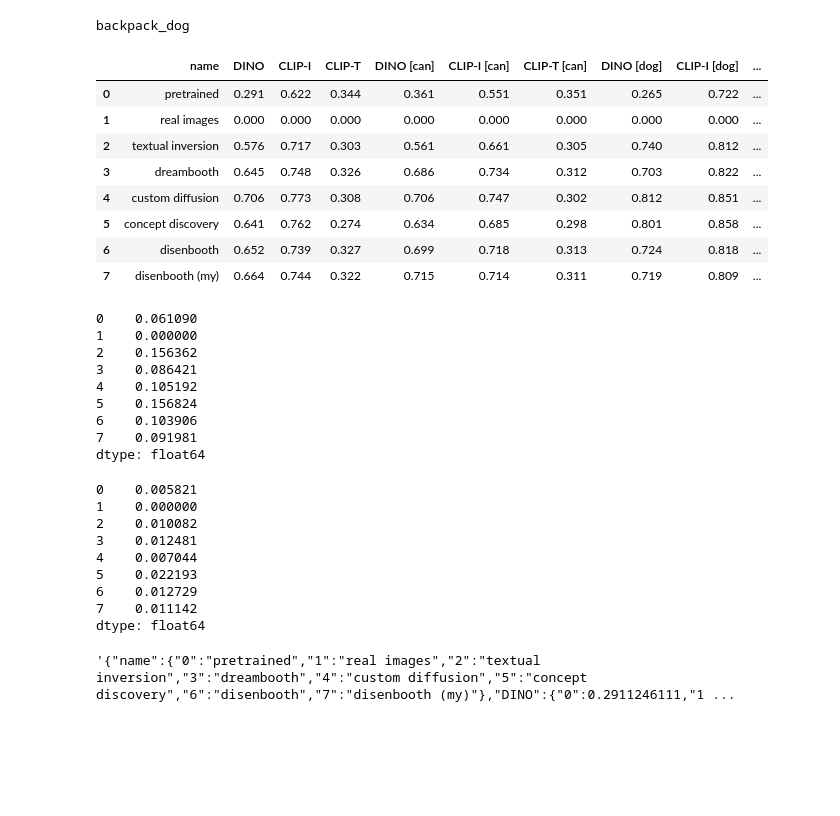
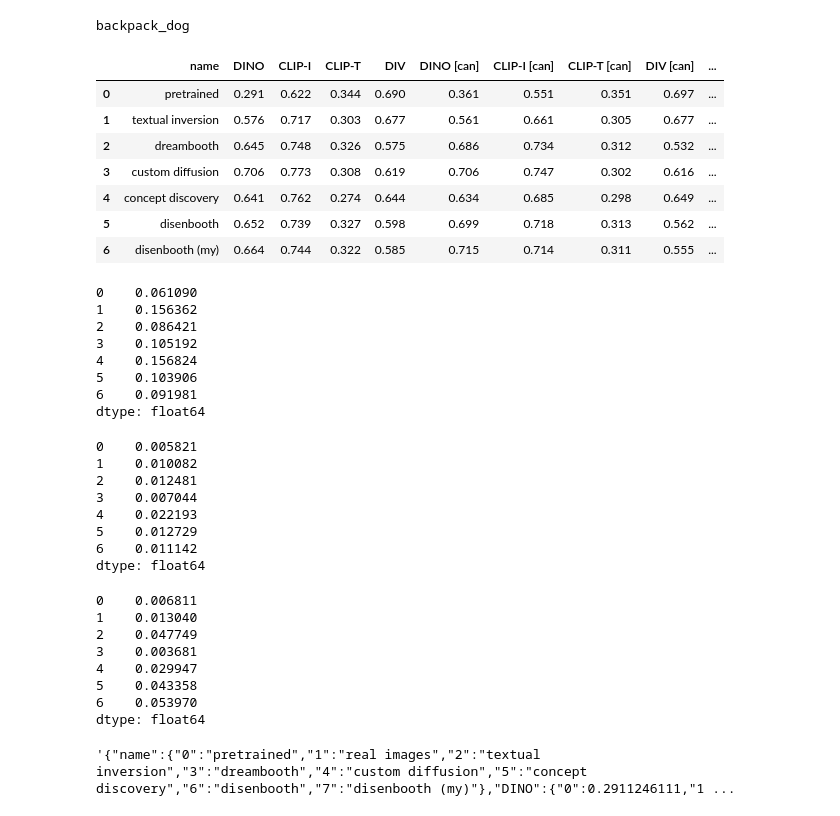
Before and after one commit to AIshutin/subject-driven-gen-eval, a Jupyter notebook: metrics_visualization.ipynb, the cells around one changed output. Saved outputs shown, nothing was run; the diff lists cells and outputs as text; code cells hidden in the pictures; blank space fills up the shorter version.

```diff
--- a/metrics_visualization.ipynb
+++ b/metrics_visualization.ipynb
@@ -63,83 +53,109 @@ backpack_dog
 # %%
+import pandas as pd
+import json
+
 # name
 entities = ('can', 'dog', 'backpack_dog')
 
-metrics = ["DINO", "CLIP-I", "CLIP-T"]
+metrics = ["DINO", "CLIP-I", "CLIP-T", "DIV"]
 
 columns = ['name'] + metrics
 
 table = []
+
+# Function to apply bold text for max values
+def highlight_max(s):
+    '''
+    Highlight the maximum in a Series yellow.
+    '''
+    if s.name == 'name':
+        return [''] * len(s)
+    else:
+        is_max = s == s[2:].max()
+        return ['font-weight: bold' if v else '' for v in is_max]
+
 
 for entity in entities:
     for metric in metrics:
         columns.append(metric + f' [{entity}]')
     data = [
         ("pretrained", f"evaluation_results/{entity}-baseline-eval.json"),
-        ("real images", f"evaluation_results/{entity}-realimages-eval.json"),
+    #    ("real images", f"evaluation_results/{entity}-realimages-eval.json"),
         ("textual inversion", f"evaluation_results/{entity}-textual_inversion-eval.json"),
         ("dreambooth", f"evaluation_results/{entity}-dreambooth-eval.json"),
         ("custom diffusion", f"evaluation_results/{entity}-custom_diffusion-eval.json"),
         ("concept discovery", f"evaluation_results/{entity}-concept_discovery-eval.json"),
         ("disenbooth", f"evaluation_results/{entity}-disenbooth-eval.json"),
         ("disenbooth (my)", f"evaluation_results/{entity}-mydisenbooth-eval.json"),
     ]
     if len(table) == 0:
         table = [[el[0]] + [0] * len(metrics) for el in data]
     for i, (name, path) in enumerate(data):
-        curr = pd.read_json(path, lines=True).mean()
+        j = json.load(open(path))
         for metric in metrics:
-            table[i].append(curr.get(metric, 0))
+            table[i].append(j[metric])
+        #curr = pd.read_json(path, lines=True, dtype={'per_prompt': 'str'}).mean()
+        # for metric in metrics:
+        #    table[i].append(curr.get(metric, 0))
 
 df = pd.DataFrame(table, columns=columns)
 
 
 for metric in metrics:
     for entity in entities:
         df[metric] += df[metric + f' [{entity}]']
     df[metric] /= len(entities)
 
 format_array = {}
 for c in columns[1:]:
     format_array[c] = '{:.3f}'
 
 styler = df.style.apply(highlight_max).format(format_array)
 print(entity)
 styler
 # %% [output]
 backpack_dog
-|  | name | DINO | CLIP-I | CLIP-T | DINO [can] | CLIP-I [can] | CLIP-T [can] | DINO [dog] | CLIP-I [dog] | ... |
-| 0 | pretrained | 0.291 | 0.622 | 0.344 | 0.361 | 0.551 | 0.351 | 0.265 | 0.722 | ... |
-| 1 | real images | 0.000 | 0.000 | 0.000 | 0.000 | 0.000 | 0.000 | 0.000 | 0.000 | ... |
-| 2 | textual inversion | 0.576 | 0.717 | 0.303 | 0.561 | 0.661 | 0.305 | 0.740 | 0.812 | ... |
-| 3 | dreambooth | 0.645 | 0.748 | 0.326 | 0.686 | 0.734 | 0.312 | 0.703 | 0.822 | ... |
-| 4 | custom diffusion | 0.706 | 0.773 | 0.308 | 0.706 | 0.747 | 0.302 | 0.812 | 0.851 | ... |
-| 5 | concept discovery | 0.641 | 0.762 | 0.274 | 0.634 | 0.685 | 0.298 | 0.801 | 0.858 | ... |
-| 6 | disenbooth | 0.652 | 0.739 | 0.327 | 0.699 | 0.718 | 0.313 | 0.724 | 0.818 | ... |
-| 7 | disenbooth (my) | 0.664 | 0.744 | 0.322 | 0.715 | 0.714 | 0.311 | 0.719 | 0.809 | ... |
+|  | name | DINO | CLIP-I | CLIP-T | DIV | DINO [can] | CLIP-I [can] | CLIP-T [can] | DIV [can] | ... |
+| 0 | pretrained | 0.291 | 0.622 | 0.344 | 0.690 | 0.361 | 0.551 | 0.351 | 0.697 | ... |
+| 1 | textual inversion | 0.576 | 0.717 | 0.303 | 0.677 | 0.561 | 0.661 | 0.305 | 0.677 | ... |
+| 2 | dreambooth | 0.645 | 0.748 | 0.326 | 0.575 | 0.686 | 0.734 | 0.312 | 0.532 | ... |
+| 3 | custom diffusion | 0.706 | 0.773 | 0.308 | 0.619 | 0.706 | 0.747 | 0.302 | 0.616 | ... |
+| 4 | concept discovery | 0.641 | 0.762 | 0.274 | 0.644 | 0.634 | 0.685 | 0.298 | 0.649 | ... |
+| 5 | disenbooth | 0.652 | 0.739 | 0.327 | 0.598 | 0.699 | 0.718 | 0.313 | 0.562 | ... |
+| 6 | disenbooth (my) | 0.664 | 0.744 | 0.322 | 0.585 | 0.715 | 0.714 | 0.311 | 0.555 | ... |
 # %%
 df[['DINO [can]', 'DINO [dog]', 'DINO [backpack_dog]']].std(axis=1)
 # %% [output]
 0    0.061090
-1    0.000000
-2    0.156362
-3    0.086421
-4    0.105192
-5    0.156824
-6    0.103906
-7    0.091981
+1    0.156362
+2    0.086421
+3    0.105192
+4    0.156824
+5    0.103906
+6    0.091981
 dtype: float64
 # %%
 df[['CLIP-T [can]', 'CLIP-T [dog]', 'CLIP-T [backpack_dog]']].std(axis=1)
 # %% [output]
 0    0.005821
-1    0.000000
-2    0.010082
-3    0.012481
-4    0.007044
-5    0.022193
-6    0.012729
-7    0.011142
+1    0.010082
+2    0.012481
+3    0.007044
+4    0.022193
+5    0.012729
+6    0.011142
 dtype: float64
+# %%
+df[['DIV [can]', 'DIV [dog]', 'DIV [backpack_dog]']].std(axis=1)
+# %% [output]
+0    0.006811
+1    0.013040
+2    0.047749
+3    0.003681
+4    0.029947
+5    0.043358
+6    0.053970
+dtype: float64
 # %%
 df.to_json()
 # %% [output]
```
Also changed, not shown: parts of 15 cells of this notebook, 4 other files.
